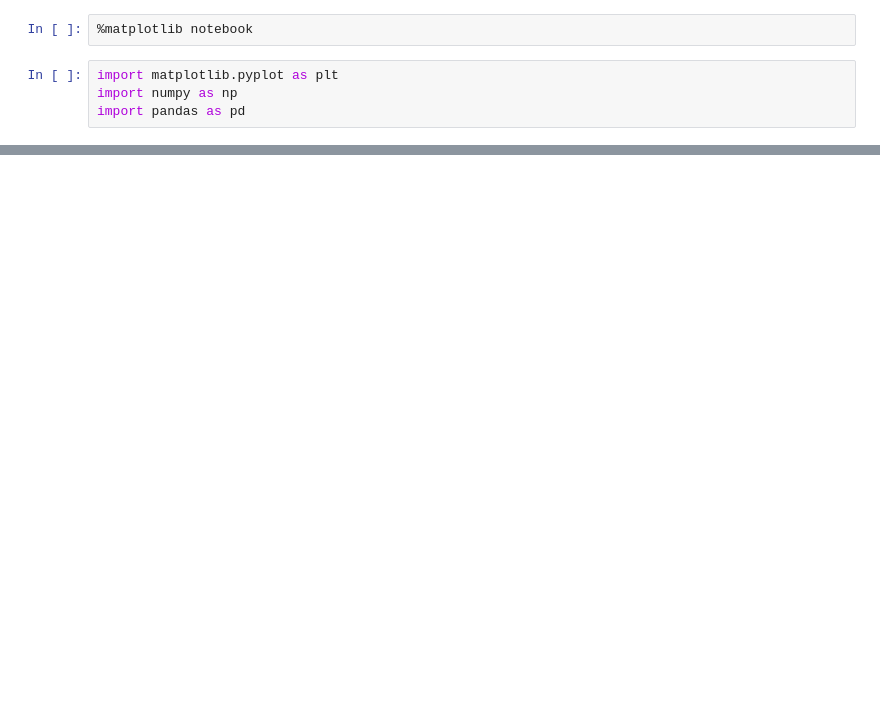
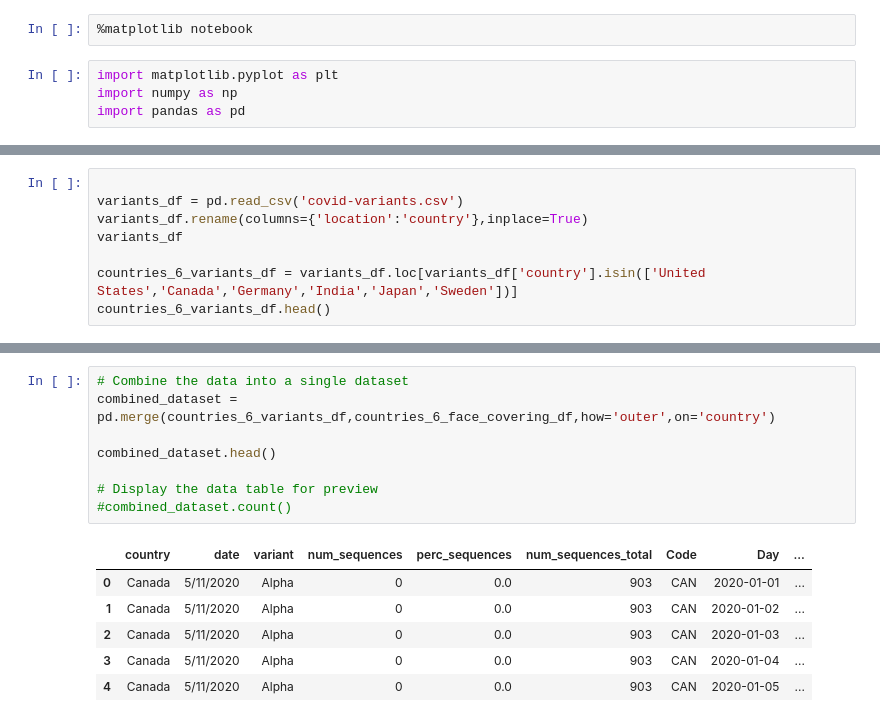
Before and after one commit to ranusuri/Team-A-Project-1, a Jupyter notebook: radhika_a/Covid_data_Radhika.ipynb, the cells around one changed output, grey strips where cells are left out. Cells and saved outputs as stored; diff of their text form; blank space fills up the shorter version.

Commit message:
updated code to merge datasets:wq

```diff
--- a/radhika_a/Covid_data_Radhika.ipynb
+++ b/radhika_a/Covid_data_Radhika.ipynb
@@ -54,0 +7,8 @@ count_chart = df_group_countries.plot(kind='bar')
+# %%
+
+variants_df = pd.read_csv('covid-variants.csv')
+variants_df.rename(columns={'location':'country'},inplace=True)
+variants_df
+
+countries_6_variants_df = variants_df.loc[variants_df['country'].isin(['United States','Canada','Germany','India','Japan','Sweden'])]
+countries_6_variants_df.head()
@@ -54,0 +47,15 @@ count_chart = df_group_countries.plot(kind='bar')
+# %%
+# Combine the data into a single dataset
+combined_dataset = pd.merge(countries_6_variants_df,countries_6_face_covering_df,how='outer',on='country')
+
+combined_dataset.head()
+
+# Display the data table for preview
+#combined_dataset.count()
+# %% [output]
+|  | country | date | variant | num_sequences | perc_sequences | num_sequences_total | Code | Day | ... |
+| 0 | Canada | 5/11/2020 | Alpha | 0 | 0.0 | 903 | CAN | 2020-01-01 | ... |
+| 1 | Canada | 5/11/2020 | Alpha | 0 | 0.0 | 903 | CAN | 2020-01-02 | ... |
+| 2 | Canada | 5/11/2020 | Alpha | 0 | 0.0 | 903 | CAN | 2020-01-03 | ... |
+| 3 | Canada | 5/11/2020 | Alpha | 0 | 0.0 | 903 | CAN | 2020-01-04 | ... |
+| 4 | Canada | 5/11/2020 | Alpha | 0 | 0.0 | 903 | CAN | 2020-01-05 | ... |
```
Also changed, not shown: parts of 6 cells of this notebook, 4 other files.
